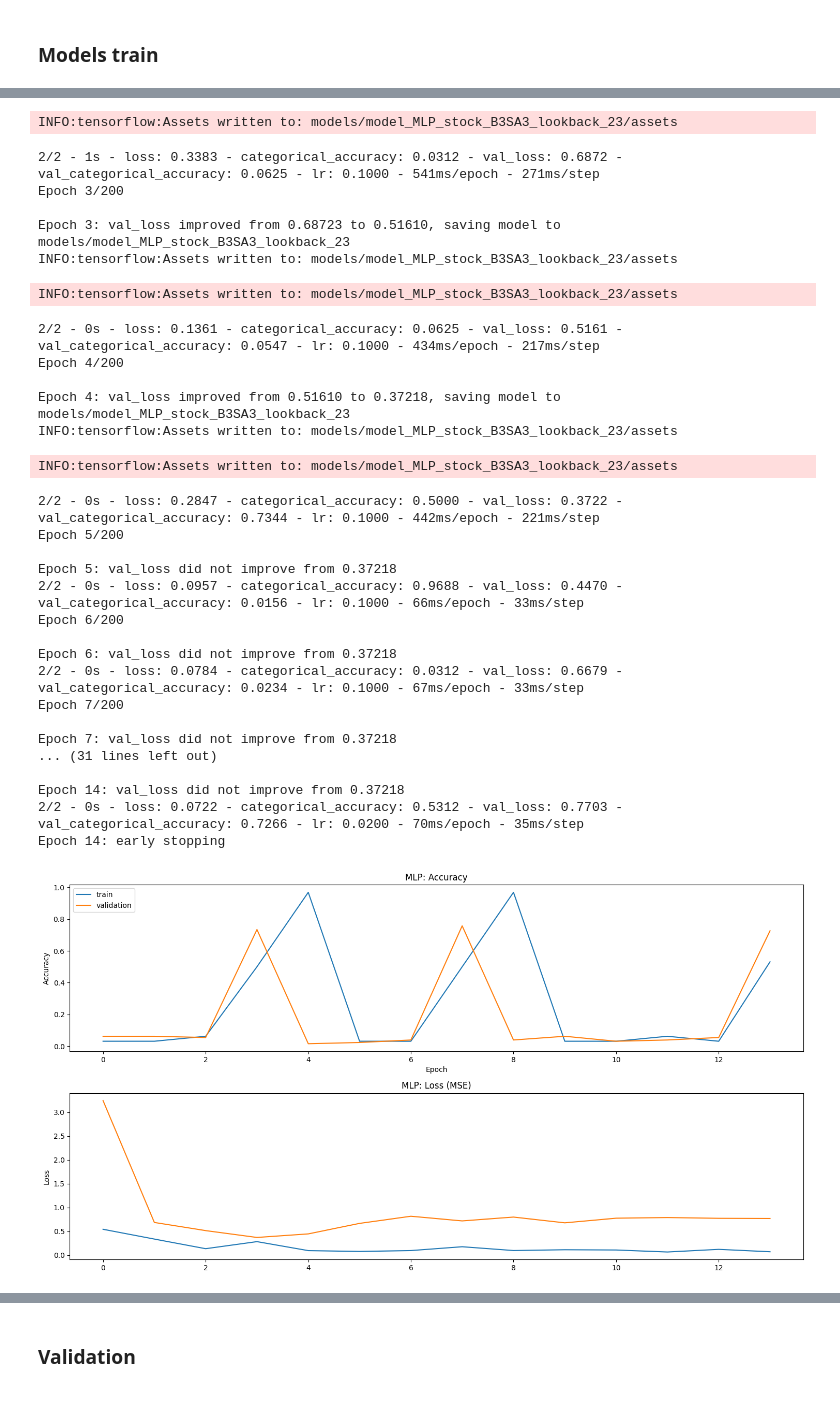
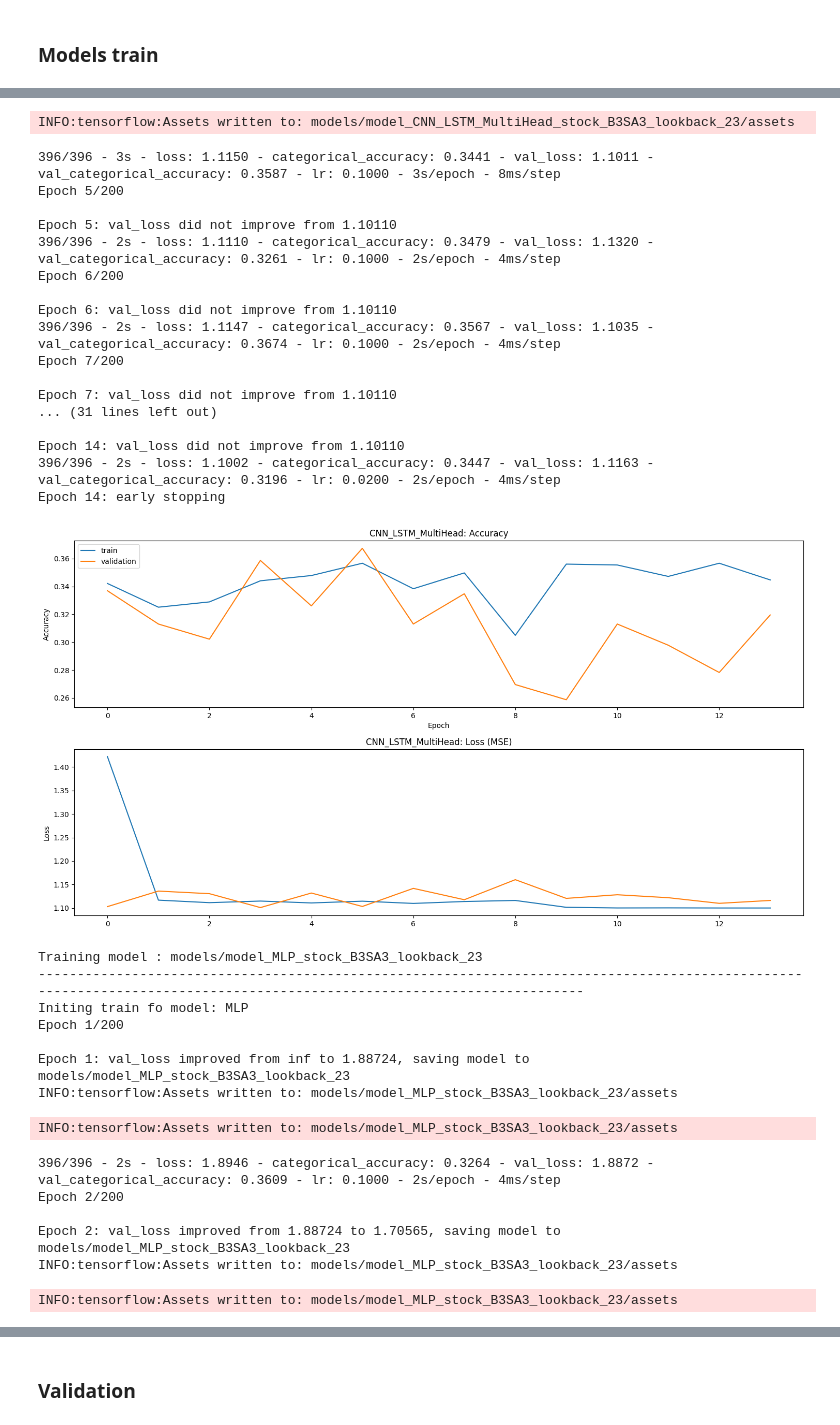
Before and after one commit to brunoodutra/Time_Series_Forecast, a Jupyter notebook: acoes/stock_classification.ipynb, the cells around one changed output, grey strips where cells are left out. Saved outputs shown, nothing was run; the diff lists cells and outputs as text; code cells hidden in the pictures.

```diff
--- a/acoes/stock_classification.ipynb
+++ b/acoes/stock_classification.ipynb
@@ -1306,7 +1355,7 @@ loss =tf.keras.losses.categorical_crossentropy
 list_of_models=[model_MLP, model_GRU, model_CNN_LSTM, model_LSTM, model_LSTM_AT]
 #list_of_models=[model_LSTM, model_LSTM_AT, model_GRU ]
 #list_of_models=[model_MLP,model_CNN_MultiHead]
-list_of_models=[model_MLP]
+list_of_models=[model_CNN_LSTM,model_MLP]
 
 for model in list_of_models:
     optimizer = get_optimizer()
@@ -1318,7 +1367,7 @@ for model in list_of_models:
     #history=model.fit( X_data_gen_train, validation_data=X_data_gen_val, epochs=200, batch_size=32, shuffle=False, validation_split=0.3, callbacks=[EarlyStopping, reduceLr, model_checkpoint_callback,csvLogger])
     #history=model.fit_generator( X_data_gen_train, epochs=200, callbacks=[EarlyStopping, reduceLr, model_checkpoint_callback,csvLogger], validation_data=X_data_gen_val, verbose=0)
     history = model.fit(
-        X_data_gen_test,
+        X_data_gen_train,
         epochs=200,
         callbacks=[EarlyStopping, reduceLr, model_checkpoint_callback, csvLogger],
         validation_data=X_data_gen_val,
@@ -1369,31 +1426,33 @@ INFO:tensorflow:Assets written to: models/model_MLP_stock_B3SA3_lookback_23/asse
-INFO:tensorflow:Assets written to: models/model_MLP_stock_B3SA3_lookback_23/assets
+INFO:tensorflow:Assets written to: models/model_CNN_LSTM_MultiHead_stock_B3SA3_lookback_23/assets
-2/2 - 1s - loss: 0.3383 - categorical_accuracy: 0.0312 - val_loss: 0.6872 - val_categorical_accuracy: 0.0625 - lr: 0.1000 - 541ms/epoch - 271ms/step
-Epoch 3/200
+396/396 - 3s - loss: 1.1150 - categorical_accuracy: 0.3441 - val_loss: 1.1011 - val_categorical_accuracy: 0.3587 - lr: 0.1000 - 3s/epoch - 8ms/step
+Epoch 5/200
 
-Epoch 3: val_loss improved from 0.68723 to 0.51610, saving model to models/model_MLP_stock_B3SA3_lookback_23
-INFO:tensorflow:Assets written to: models/model_MLP_stock_B3SA3_lookback_23/assets
+Epoch 5: val_loss did not improve from 1.10110
+396/396 - 2s - loss: 1.1110 - categorical_accuracy: 0.3479 - val_loss: 1.1320 - val_categorical_accuracy: 0.3261 - lr: 0.1000 - 2s/epoch - 4ms/step
+Epoch 6/200
+
+Epoch 6: val_loss did not improve from 1.10110
+396/396 - 2s - loss: 1.1147 - categorical_accuracy: 0.3567 - val_loss: 1.1035 - val_categorical_accuracy: 0.3674 - lr: 0.1000 - 2s/epoch - 4ms/step
+Epoch 7/200
+
+Epoch 7: val_loss did not improve from 1.10110
+... (31 lines left out)
+
+Epoch 14: val_loss did not improve from 1.10110
+396/396 - 2s - loss: 1.1002 - categorical_accuracy: 0.3447 - val_loss: 1.1163 - val_categorical_accuracy: 0.3196 - lr: 0.0200 - 2s/epoch - 4ms/step
+Epoch 14: early stopping
+[figure, new version]
+Training model : models/model_MLP_stock_B3SA3_lookback_23
+------------------------------------------------------------------------------------------------------------------------------------------------------------------------
+Initing train fo model: MLP
+Epoch 1/200
+
+Epoch 1: val_loss improved from inf to 1.88724, saving model to models/model_MLP_stock_B3SA3_lookback_23
 INFO:tensorflow:Assets written to: models/model_MLP_stock_B3SA3_lookback_23/assets
-2/2 - 0s - loss: 0.1361 - categorical_accuracy: 0.0625 - val_loss: 0.5161 - val_categorical_accuracy: 0.0547 - lr: 0.1000 - 434ms/epoch - 217ms/step
-Epoch 4/200
-
-Epoch 4: val_loss improved from 0.51610 to 0.37218, saving model to models/model_MLP_stock_B3SA3_lookback_23
 INFO:tensorflow:Assets written to: models/model_MLP_stock_B3SA3_lookback_23/assets
+396/396 - 2s - loss: 1.8946 - categorical_accuracy: 0.3264 - val_loss: 1.8872 - val_categorical_accuracy: 0.3609 - lr: 0.1000 - 2s/epoch - 4ms/step
+Epoch 2/200
+
+Epoch 2: val_loss improved from 1.88724 to 1.70565, saving model to models/model_MLP_stock_B3SA3_lookback_23
 INFO:tensorflow:Assets written to: models/model_MLP_stock_B3SA3_lookback_23/assets
-2/2 - 0s - loss: 0.2847 - categorical_accuracy: 0.5000 - val_loss: 0.3722 - val_categorical_accuracy: 0.7344 - lr: 0.1000 - 442ms/epoch - 221ms/step
-Epoch 5/200
-
-Epoch 5: val_loss did not improve from 0.37218
-2/2 - 0s - loss: 0.0957 - categorical_accuracy: 0.9688 - val_loss: 0.4470 - val_categorical_accuracy: 0.0156 - lr: 0.1000 - 66ms/epoch - 33ms/step
-Epoch 6/200
-
-Epoch 6: val_loss did not improve from 0.37218
-2/2 - 0s - loss: 0.0784 - categorical_accuracy: 0.0312 - val_loss: 0.6679 - val_categorical_accuracy: 0.0234 - lr: 0.1000 - 67ms/epoch - 33ms/step
-Epoch 7/200
-
-Epoch 7: val_loss did not improve from 0.37218
-... (31 lines left out)
-
-Epoch 14: val_loss did not improve from 0.37218
-2/2 - 0s - loss: 0.0722 - categorical_accuracy: 0.5312 - val_loss: 0.7703 - val_categorical_accuracy: 0.7266 - lr: 0.0200 - 70ms/epoch - 35ms/step
-Epoch 14: early stopping
+INFO:tensorflow:Assets written to: models/model_MLP_stock_B3SA3_lookback_23/assets
-[figure, old version]
```
Also changed, not shown: parts of 25 cells of this notebook.
